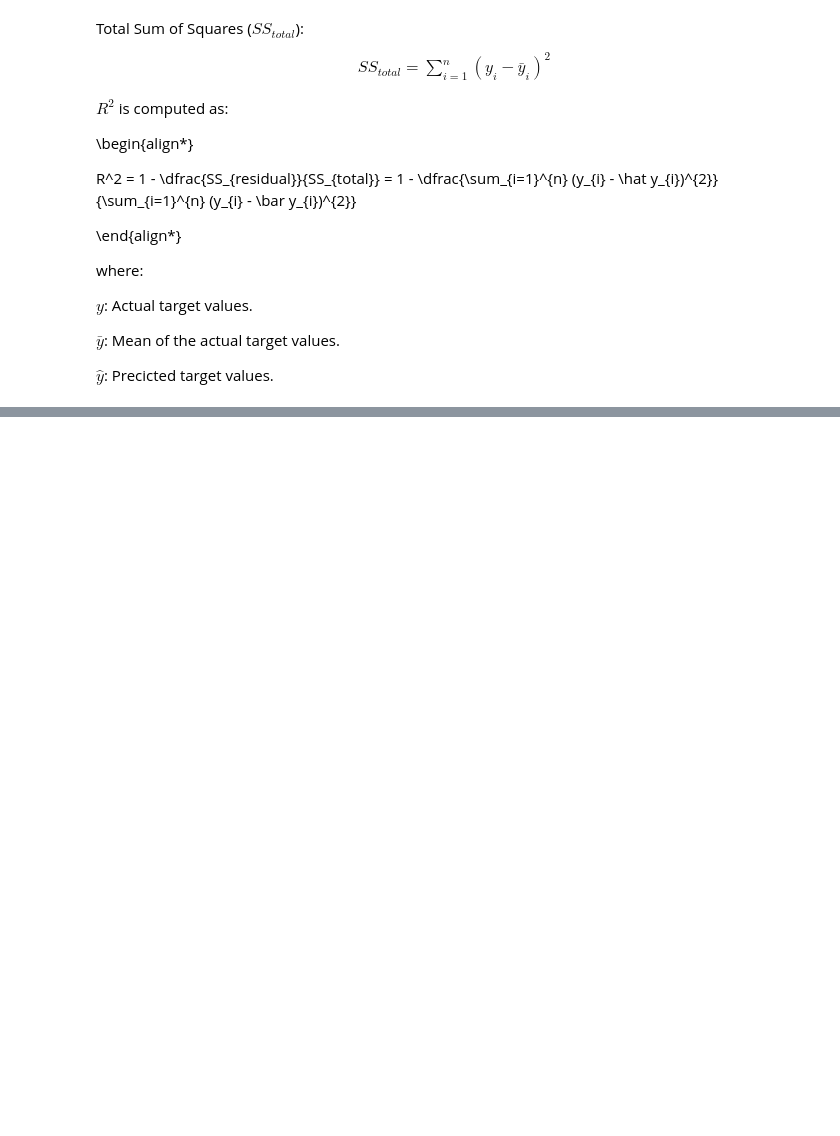
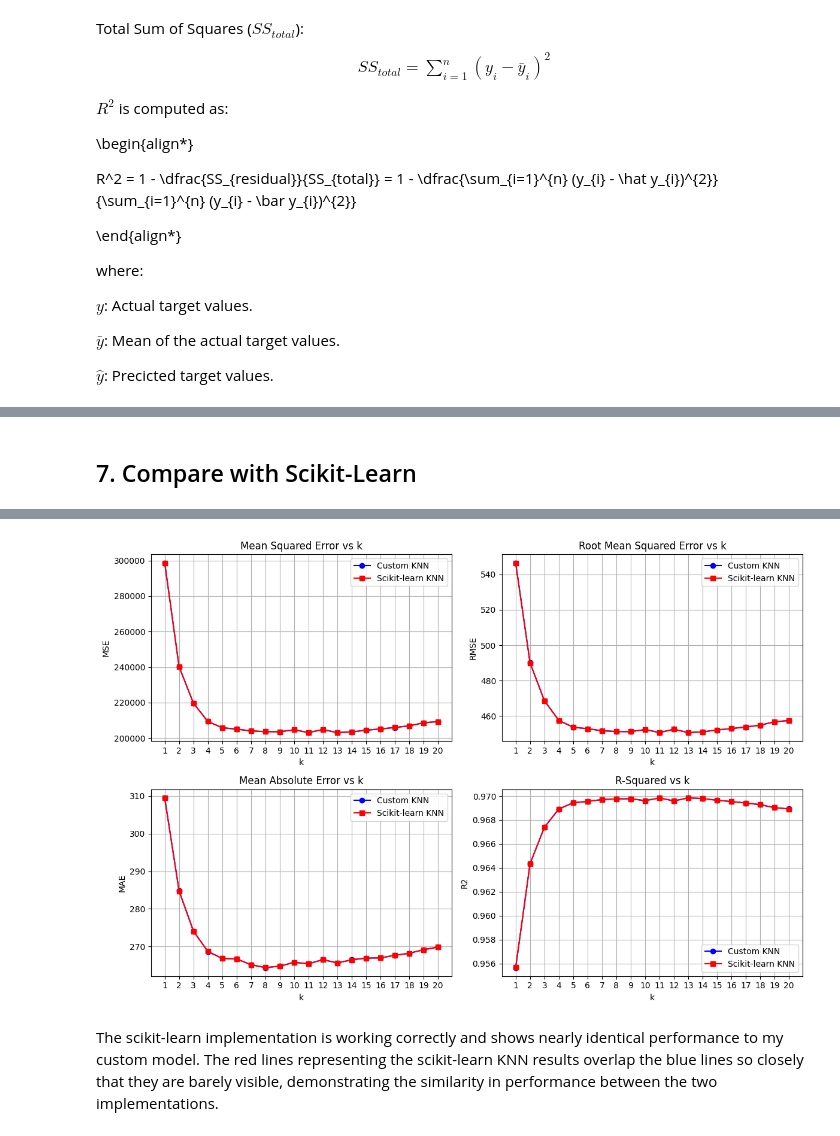
Before and after one commit to tsu76i/DS-playground, a Jupyter notebook: 2. Building ML Models From Scratch/2.2 KNN/2.2_k_nearest_neighbours_regression.ipynb, the cells around one changed output, grey strips where cells are left out. Cells and saved outputs as stored; diff of their text form; code cells hidden in the pictures; blank space fills up the shorter version.

```diff
--- a/2. Building ML Models From Scratch/2.2 KNN/2.2_k_nearest_neighbours_regression.ipynb
+++ b/2. Building ML Models From Scratch/2.2 KNN/2.2_k_nearest_neighbours_regression.ipynb
@@ -569,3 +584,80 @@ As k increases further, the model loses its ability to adapt to smaller-scale pa
 3. Extreme Case (k = n):
 
 If k equals the total number of data points, the prediction will be the same for all test points (the average target value of the dataset). This causes maximum underfitting and leads to higher errors.
+# %% [markdown]
+## 7. Compare with Scikit-Learn
+# %%
+from sklearn.neighbors import KNeighborsRegressor
+from sklearn.metrics import mean_squared_error, mean_absolute_error
+
+MSE_list_sk, RMSE_list_sk, MAE_list_sk, R2_list_sk = [], [], [], []
+for k in k_range:
+    # 'metric' is set to "minkowski", so p=1 for Manhattan and p=2 for Euclidean
+    clf = KNeighborsRegressor(n_neighbors=k, p=2)
+    clf.fit(X_train, y_train)
+    y_pred = clf.predict(X_test)
+
+    # Calculate metrics
+    mse = mean_squared_error(y_test, y_pred)
+    rmse = np.sqrt(mse)
+    mae = mean_absolute_error(y_test, y_pred)
+    r2 = clf.score(X_test, y_test)
+
+    print(f"For k = {k}, MSE: {mse}")
+    print(f"For k = {k}, RMSE: {rmse}")
+    print(f"For k = {k}, MAE: {mae}")
+    print(f"For k = {k}, R2: {r2}")
+    print("-----------")
+
+    # Append to lists
+    MSE_list_sk.append(mse)
+    RMSE_list_sk.append(rmse)
+    MAE_list_sk.append(mae)
+    R2_list_sk.append(r2)
+
+# Plot metrics
+fig, axes = plt.subplots(nrows=2, ncols=2, figsize=(12, 8))
+
+# MSE
+axes[0][0].plot(k_range, MSE_list_custom, marker='o', color='blue', label='Custom KNN')
+axes[0][0].plot(k_range, MSE_list_sk, marker='s', color='red', label='Scikit-learn KNN')
+axes[0][0].set_title('Mean Squared Error vs k')
+axes[0][0].set_xlabel('k')
+axes[0][0].set_ylabel('MSE')
+axes[0][0].grid(True)
+axes[0][0].legend()
+axes[0][0].set_xticks(k_range)
+
+# RMSE
+axes[0][1].plot(k_range, RMSE_list_custom, marker='o', color='blue', label='Custom KNN')
+axes[0][1].plot(k_range, RMSE_list_sk, marker='s', color='red', label='Scikit-learn KNN')
+axes[0][1].set_title('Root Mean Squared Error vs k')
+axes[0][1].set_xlabel('k')
+axes[0][1].set_ylabel('RMSE')
+axes[0][1].grid(True)
+axes[0][1].legend()
+axes[0][1].set_xticks(k_range)
+
+# MAE
+axes[1][0].plot(k_range, MAE_list_custom, marker='o', color='blue', label='Custom KNN')
+axes[1][0].plot(k_range, MAE_list_sk, marker='s', color='red', label='Scikit-learn KNN')
+axes[1][0].set_title('Mean Absolute Error vs k')
+axes[1][0].set_xlabel('k')
+axes[1][0].set_ylabel('MAE')
+axes[1][0].grid(True)
+axes[1][0].legend()
+axes[1][0].set_xticks(k_range)
+
+# R^2
+axes[1][1].plot(k_range, R2_list_custom, marker='o', color='blue', label='Custom KNN')
+axes[1][1].plot(k_range, R2_list_sk, marker='s', color='red', label='Scikit-learn KNN')
+axes[1][1].set_title('R-Squared vs k')
+axes[1][1].set_xlabel('k')
+axes[1][1].set_ylabel('R2')
+axes[1][1].grid(True)
+axes[1][1].legend()
+axes[1][1].set_xticks(k_range)
+
+plt.tight_layout()
+plt.show()
+# %% [output]
@@ -571,0 +681,3 @@ If k equals the total number of data points, the prediction will be the same for
+[figure, added]
+# %% [markdown]
+The scikit-learn implementation is working correctly and shows nearly identical performance to my custom model. The red lines representing the scikit-learn KNN results overlap the blue lines so closely that they are barely visible, demonstrating the similarity in performance between the two implementations.
```
Also changed, not shown: parts of 16 cells of this notebook.
